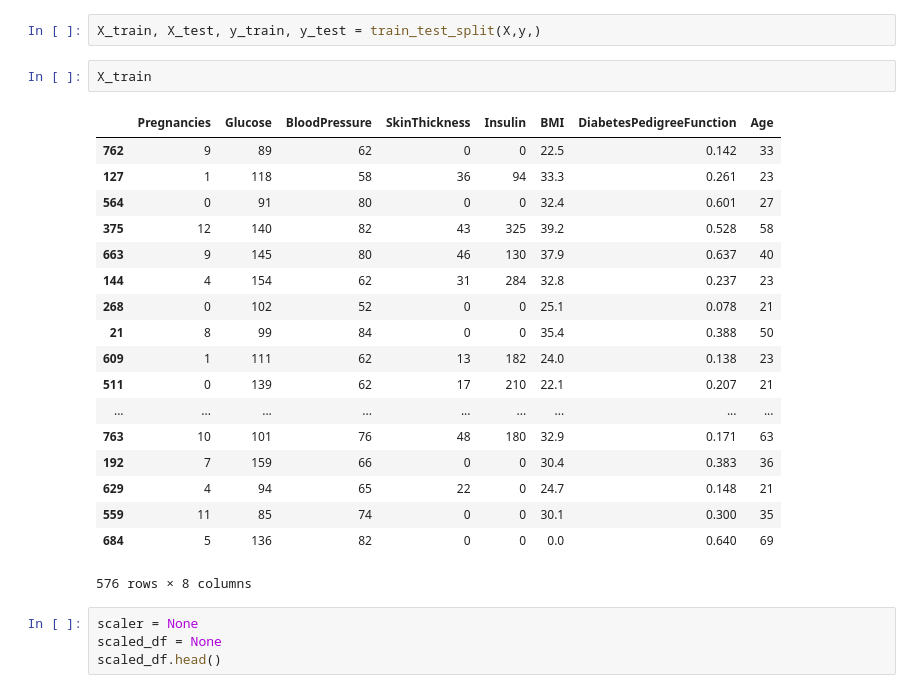
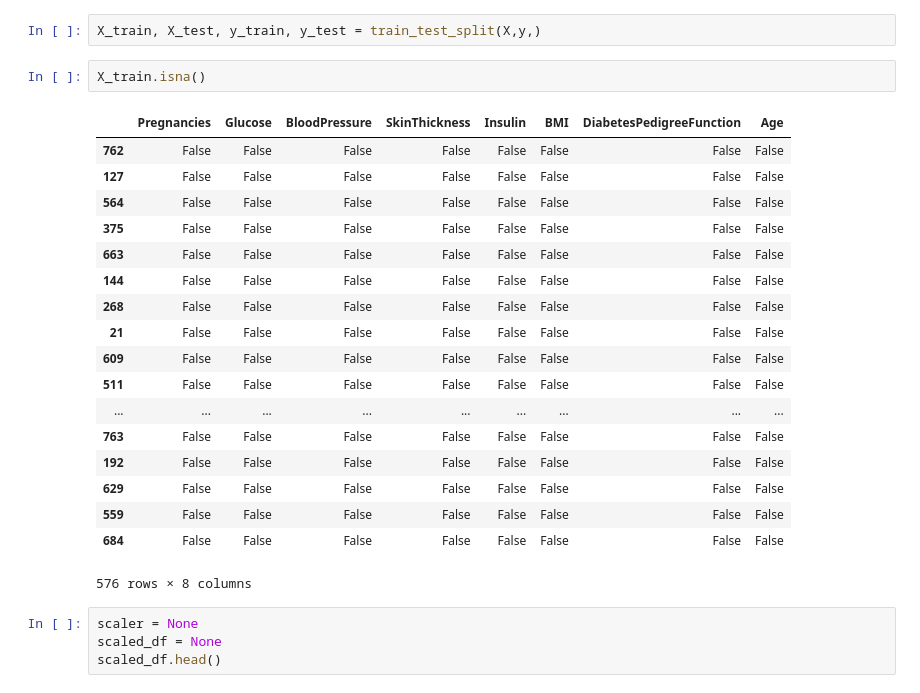
Before and after one commit to AlludedCrabb/dsc-3-32-09-gradient-boosting-lab-seattle-ds-career-040119, a Jupyter notebook: index.ipynb, the cells around one changed output. Cells and saved outputs as stored; diff of their text form.

```diff
--- a/index.ipynb
+++ b/index.ipynb
@@ -70,25 +70,25 @@ X = df.drop('Outcome', axis=1)
 # %%
 X_train, X_test, y_train, y_test = train_test_split(X,y,)
 # %%
-X_train
+X_train.isna()
 # %% [output]
 |  | Pregnancies | Glucose | BloodPressure | SkinThickness | Insulin | BMI | DiabetesPedigreeFunction | Age |
-| 762 | 9 | 89 | 62 | 0 | 0 | 22.5 | 0.142 | 33 |
-| 127 | 1 | 118 | 58 | 36 | 94 | 33.3 | 0.261 | 23 |
-| 564 | 0 | 91 | 80 | 0 | 0 | 32.4 | 0.601 | 27 |
-| 375 | 12 | 140 | 82 | 43 | 325 | 39.2 | 0.528 | 58 |
-| 663 | 9 | 145 | 80 | 46 | 130 | 37.9 | 0.637 | 40 |
-| 144 | 4 | 154 | 62 | 31 | 284 | 32.8 | 0.237 | 23 |
-| 268 | 0 | 102 | 52 | 0 | 0 | 25.1 | 0.078 | 21 |
-| 21 | 8 | 99 | 84 | 0 | 0 | 35.4 | 0.388 | 50 |
-| 609 | 1 | 111 | 62 | 13 | 182 | 24.0 | 0.138 | 23 |
-| 511 | 0 | 139 | 62 | 17 | 210 | 22.1 | 0.207 | 21 |
+| 762 | False | False | False | False | False | False | False | False |
+| 127 | False | False | False | False | False | False | False | False |
+| 564 | False | False | False | False | False | False | False | False |
+| 375 | False | False | False | False | False | False | False | False |
+| 663 | False | False | False | False | False | False | False | False |
+| 144 | False | False | False | False | False | False | False | False |
+| 268 | False | False | False | False | False | False | False | False |
+| 21 | False | False | False | False | False | False | False | False |
+| 609 | False | False | False | False | False | False | False | False |
+| 511 | False | False | False | False | False | False | False | False |
 | ... | ... | ... | ... | ... | ... | ... | ... | ... |
-| 763 | 10 | 101 | 76 | 48 | 180 | 32.9 | 0.171 | 63 |
-| 192 | 7 | 159 | 66 | 0 | 0 | 30.4 | 0.383 | 36 |
-| 629 | 4 | 94 | 65 | 22 | 0 | 24.7 | 0.148 | 21 |
-| 559 | 11 | 85 | 74 | 0 | 0 | 30.1 | 0.300 | 35 |
-| 684 | 5 | 136 | 82 | 0 | 0 | 0.0 | 0.640 | 69 |
+| 763 | False | False | False | False | False | False | False | False |
+| 192 | False | False | False | False | False | False | False | False |
+| 629 | False | False | False | False | False | False | False | False |
+| 559 | False | False | False | False | False | False | False | False |
+| 684 | False | False | False | False | False | False | False | False |
 576 rows × 8 columns
 # %%
 scaler = None
```
